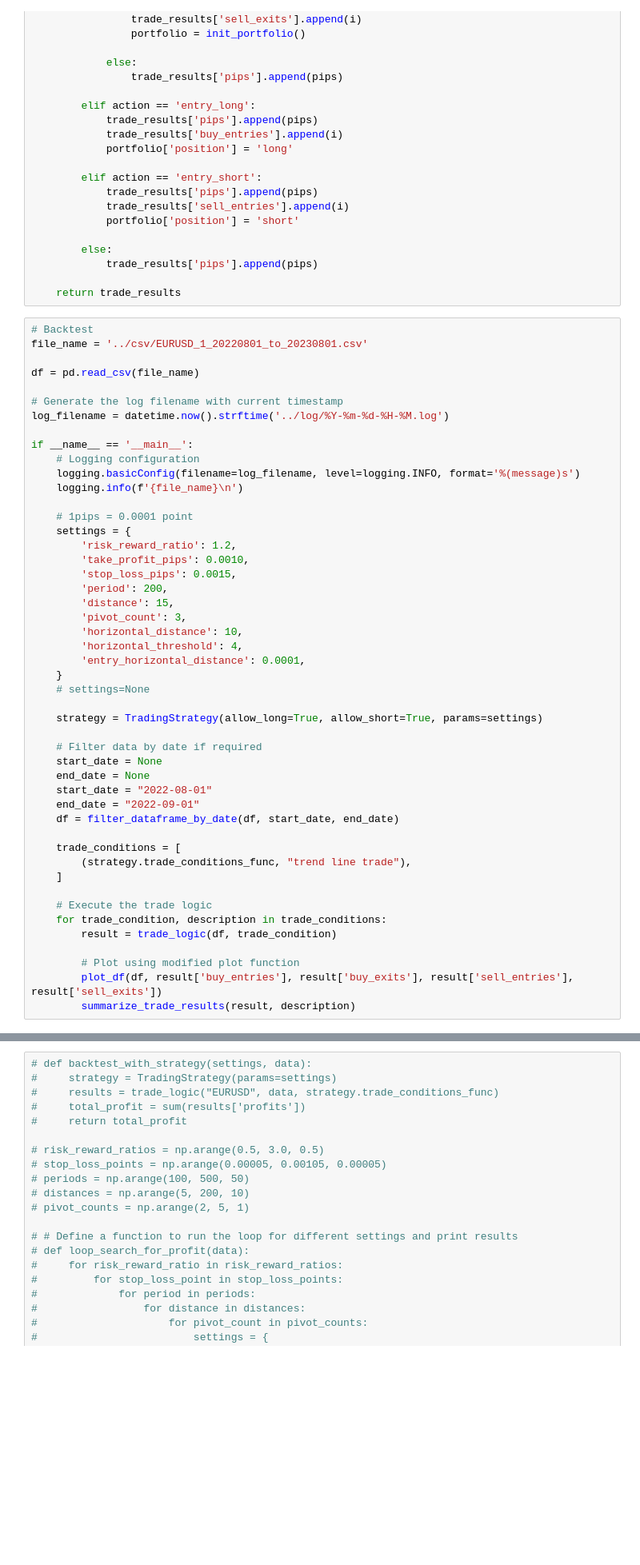
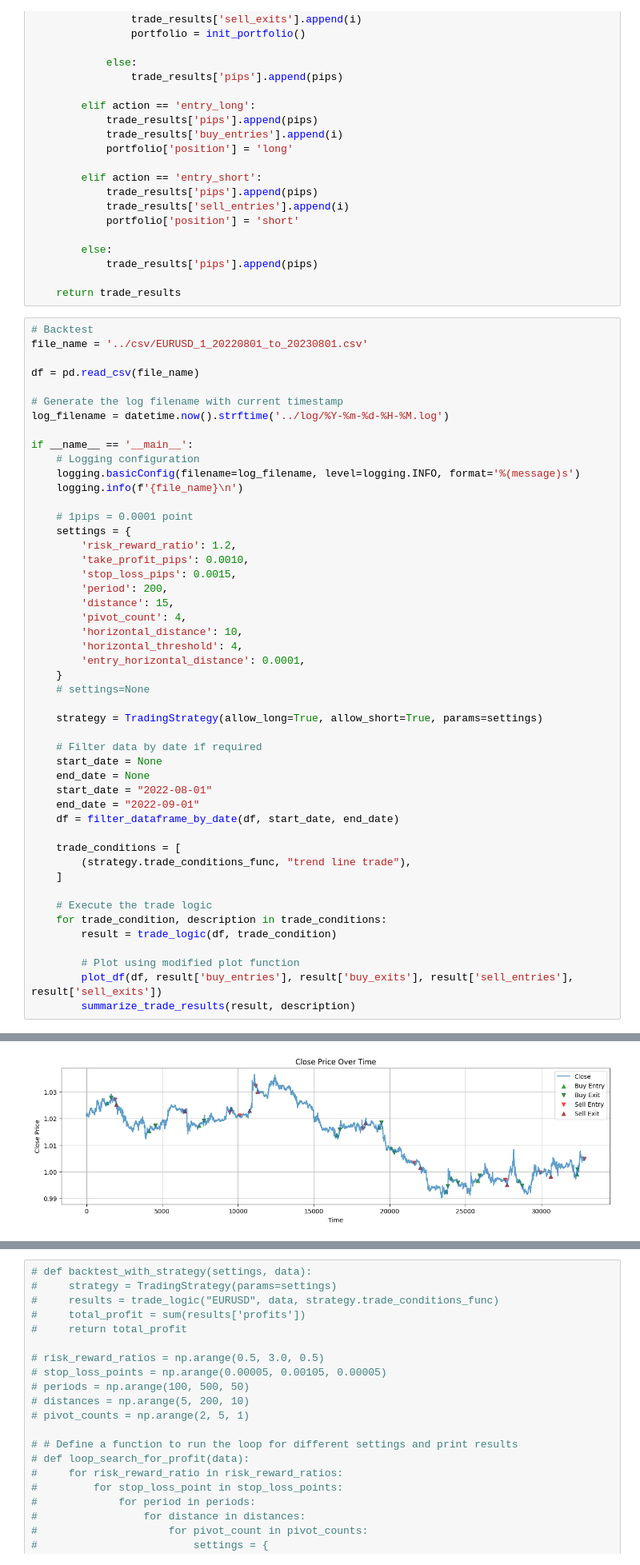
Before and after one commit to pixcelo/mt5-using-python, a Jupyter notebook: back-test/backtest.ipynb, the cells around one changed output, grey strips where cells are left out. Shown at 80% size. Saved outputs shown, nothing was run; the diff lists cells and outputs as text; blank space fills up the shorter version.

```diff
--- a/back-test/backtest.ipynb
+++ b/back-test/backtest.ipynb
@@ -165,7 +165,7 @@ if __name__ == '__main__':
         'stop_loss_pips': 0.0015,
         'period': 200,
         'distance': 15,
-        'pivot_count': 3,
+        'pivot_count': 4,
         'horizontal_distance': 10,
         'horizontal_threshold': 4,
         'entry_horizontal_distance': 0.0001,
@@ -196,0 +216 @@ TypeError: trade_logic() missing 1 required positional argument: 'trade_conditio
+[figure, added]
```
Also changed, not shown: parts of 1 cell of this notebook, 1 other file.
